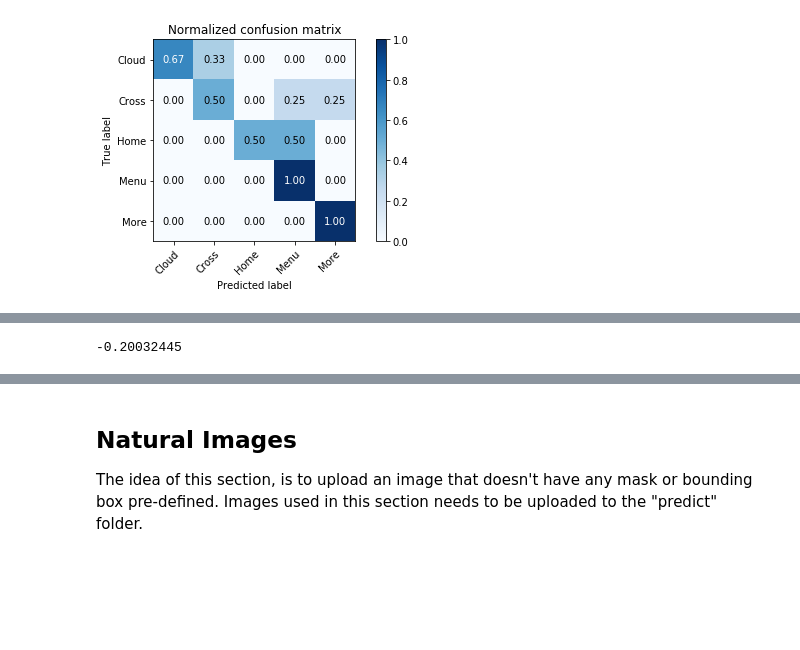
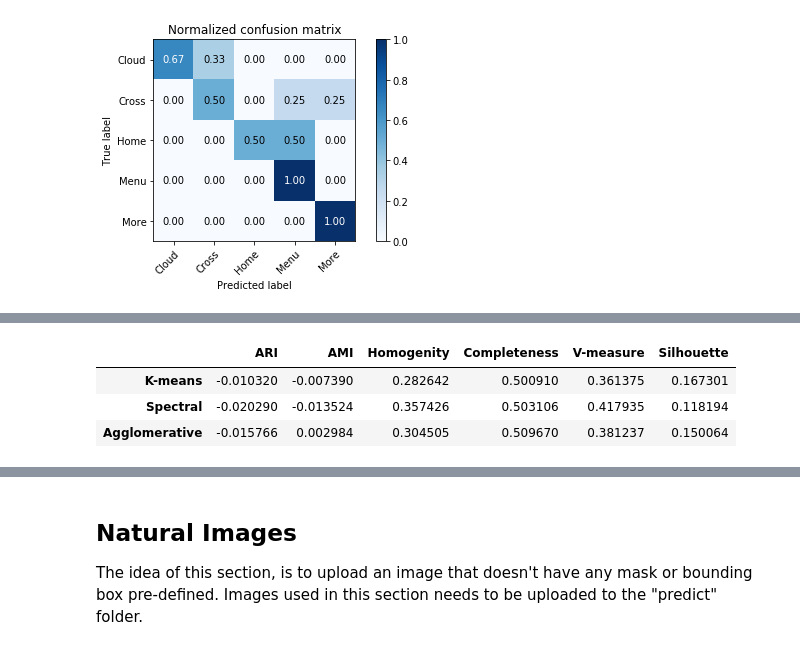
Before and after one commit to matterport/Mask_RCNN, a Jupyter notebook: samples/wireframe/One-Shot.ipynb, the cells around one changed output, grey strips where cells are left out. Cells and saved outputs as stored; diff of their text form; code cells hidden in the pictures; blank space fills up the shorter version.

```diff
--- a/samples/wireframe/One-Shot.ipynb
+++ b/samples/wireframe/One-Shot.ipynb
@@ -272,6 +301,31 @@ Normalized confusion matrix
-# %%
-embeddings, labels = db.get_known_encodings()
-
-metrics.silhouette_score(embeddings.T, labels)
-# %% [output]
--0.20032445
+# %%
+embeddings, labels = db.get_known_encodings()
+embeddings = np.transpose(embeddings)
+
+algorithms = []
+algorithms.append(KMeans(n_clusters=5, random_state=1))
+algorithms.append(SpectralClustering(n_clusters=5, random_state=1,
+                                     affinity='nearest_neighbors'))
+algorithms.append(AgglomerativeClustering(n_clusters=5))
+
+data = []
+for algo in algorithms:
+    algo.fit(embeddings)
+    data.append(({
+        'ARI': metrics.adjusted_rand_score(labels, algo.labels_),
+        'AMI': metrics.adjusted_mutual_info_score(labels, algo.labels_),
+        'Homogenity': metrics.homogeneity_score(labels, algo.labels_),
+        'Completeness': metrics.completeness_score(labels, algo.labels_),
+        'V-measure': metrics.v_measure_score(labels, algo.labels_),
+        'Silhouette': metrics.silhouette_score(embeddings, algo.labels_)}))
+
+results = pd.DataFrame(data=data, columns=['ARI', 'AMI', 'Homogenity',
+                                           'Completeness', 'V-measure',
+                                           'Silhouette'],
+                       index=['K-means', 'Spectral', 'Agglomerative'])
+results
+# %% [output]
+|  | ARI | AMI | Homogenity | Completeness | V-measure | Silhouette |
+| K-means | -0.010320 | -0.007390 | 0.282642 | 0.500910 | 0.361375 | 0.167301 |
+| Spectral | -0.020290 | -0.013524 | 0.357426 | 0.503106 | 0.417935 | 0.118194 |
+| Agglomerative | -0.015766 | 0.002984 | 0.304505 | 0.509670 | 0.381237 | 0.150064 |
```
Also changed, not shown: parts of 15 cells of this notebook, 4 other files.
